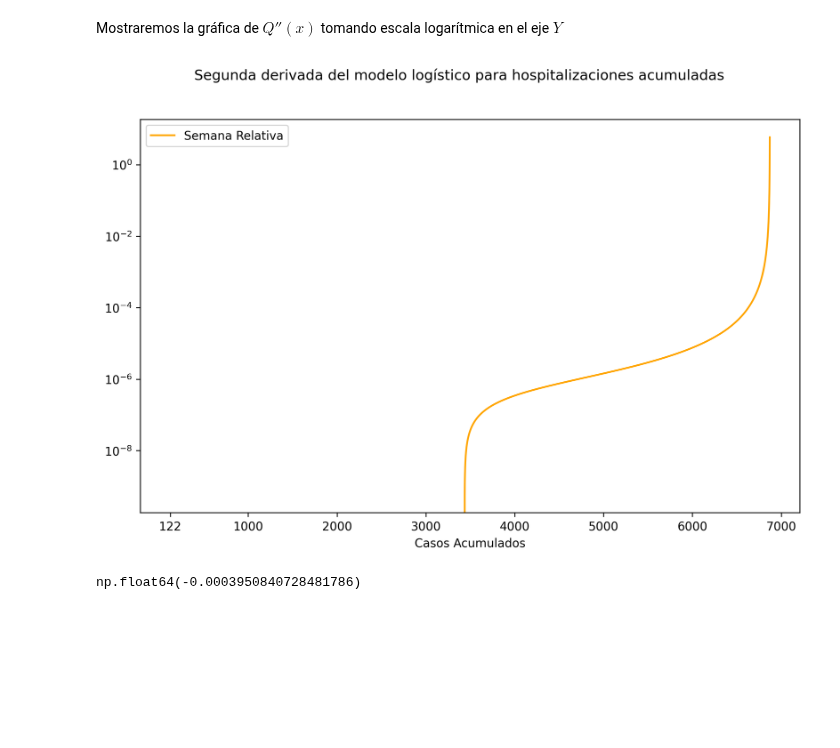
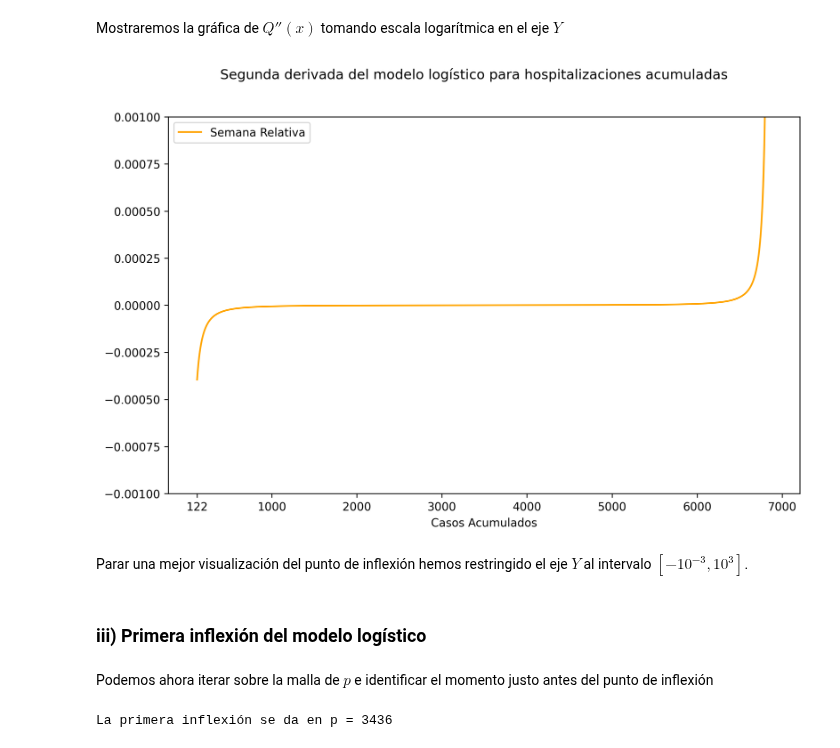
Before and after one commit to skiourosnet/Analisis-Numerico, a Jupyter notebook: Analisis de datos de influenza/Análisis de datos de Influenza.ipynb, the cells around one changed output. Cells and saved outputs as stored; diff of their text form; code cells hidden in the pictures; blank space fills up the shorter version.

```diff
--- a/Analisis de datos de influenza/Análisis de datos de Influenza.ipynb
+++ b/Analisis de datos de influenza/Análisis de datos de Influenza.ipynb
@@ -512,25 +512,38 @@ def dQ(p):
 # %% [markdown]
 Mostraremos la gráfica de $Q''(x)$ tomando escala logarítmica en el eje $Y$
 # %%
+from scipy.differentiate import derivative
 # definimos la malla de valores para p
 
 mallaP = np.arange(122, K, 1)
 
 # Calculamos la segunda derivada de Q sobre mallaP
 ddQ = derivative(dQ, mallaP)
 
 fig, ax = plt.subplots(figsize = (10,6))
 
-ax.semilogy(mallaP, ddQ.df, '-', color='orange', label="Semana Relativa")
-
+ax.plot(mallaP, ddQ.df, '-', color='orange', label="Semana Relativa")
+ax.set_ylim(-0.001, 0.001)
 ax.set_xticks([122, 1000, 2000, 3000, 4000, 5000, 6000, 7000])
 ax.set_xlabel("Casos Acumulados")
 fig.suptitle("Segunda derivada del modelo logístico para hospitalizaciones acumuladas")
 plt.legend()
 plt.show()
 # %% [output]
-[figure, old version]
+[figure, new version]
-# %%
-ddQ.df[0]
-# %% [output]
-np.float64(-0.0003950840728481786)
+# %% [markdown]
+Parar una mejor visualización del punto de inflexión hemos restringido el eje $Y$ al intervalo $[-10^{-3},10^3]$.
+# %% [markdown]
+### iii) Primera inflexión del modelo logístico
+# %% [markdown]
+ Podemos ahora iterar sobre la malla de $p$ e identificar el momento justo antes del punto de inflexión
+# %%
+p_inflexion = 0
+for i in range (len(ddQ.df)):
+    if ddQ.df[i+1] > 0 :
+        p_inflexion = i + 122
+        break
+
+print(f"La primera inflexión se da en p = {p_inflexion}")
+# %% [output]
+La primera inflexión se da en p = 3436
```
Also changed, not shown: parts of 7 cells of this notebook.
